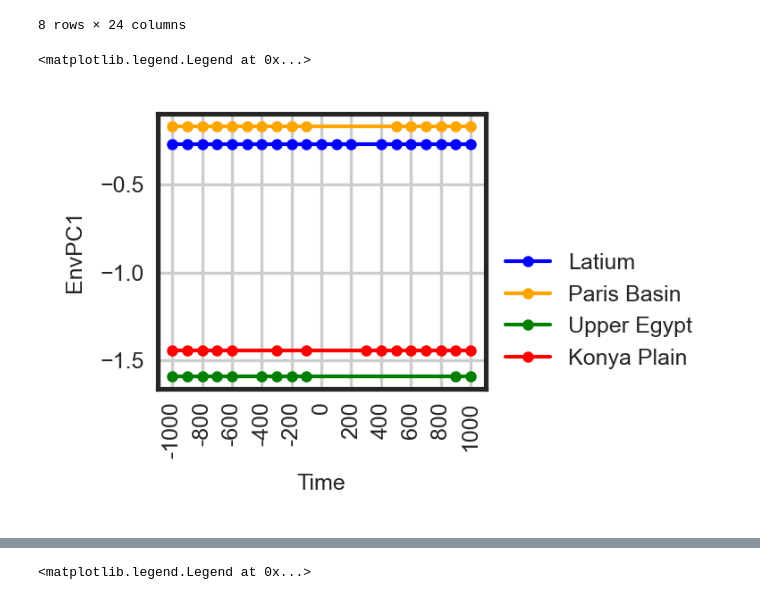
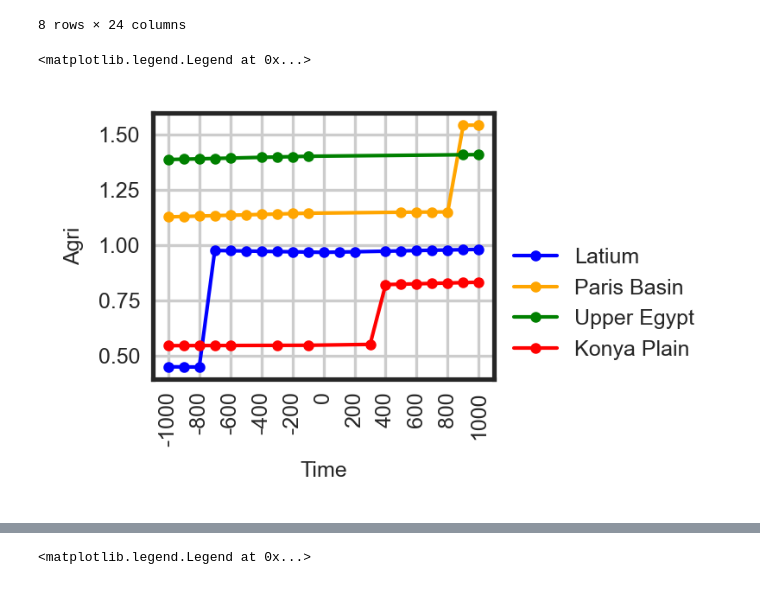
Before and after one commit to kasev/MSRagri, a Jupyter notebook: scripts/analysis.ipynb, the cells around one changed output, grey strips where cells are left out. Cells and saved outputs as stored; diff of their text form; code cells hidden in the pictures.

Commit message:
final figure generation

```diff
--- a/scripts/analysis.ipynb
+++ b/scripts/analysis.ipynb
@@ -27,7 +14,7 @@ import sddk
 # %%
 # global parameters for plots
 plt.style.use("seaborn-white")
-plt.rcParams['figure.dpi'] = 300
+plt.rcParams['figure.dpi'] = 600
 plt.rcParams["font.family"] = "sans-serif"
 plt.rcParams['font.size'] = 6
 
@@ -113,21 +137,21 @@ MSP_AM[(MSP_AM["NGA"]=="Konya Plain") & (MSP_AM["Time"].between(-300, 800))]
 8 rows × 24 columns
 # %%
 fig, ax = plt.subplots(figsize=(2.6, 1.6), tight_layout=True)
-var = "EnvPC1"
+var = "Agri"
 
 for region, color in zip(NGA_AM, ["blue", "orange", "green", "red"]):
         MSP_AM[MSP_AM["NGA"]==region].plot(x="Time", y=var, style="-o", markersize=2, linewidth=1 ,label=region, color=color, ax=ax)
  #       MSP_AM[MSP_AM["NGA"]==region].plot(x="Time", y="Agri", color=color, ax=ax)
 ax.set_xticks(range(-1000,1200,200))
 ax.set_xticklabels(range(-1000,1200,200))
 ax.grid(visible=True)
 ax.xaxis.set_tick_params(rotation=90)
 
 plt.ylabel(var)
 plt.legend(loc="lower left", bbox_to_anchor=(1, 0))
 # %% [output]
 <matplotlib.legend.Legend at 0x...>
-[figure, old version]
+[figure, new version]
 # %%
 fig, ax = plt.subplots(figsize=(2.6, 1.6), tight_layout=True)
 
```
Also changed, not shown: parts of 26 cells of this notebook, 10 other files.
